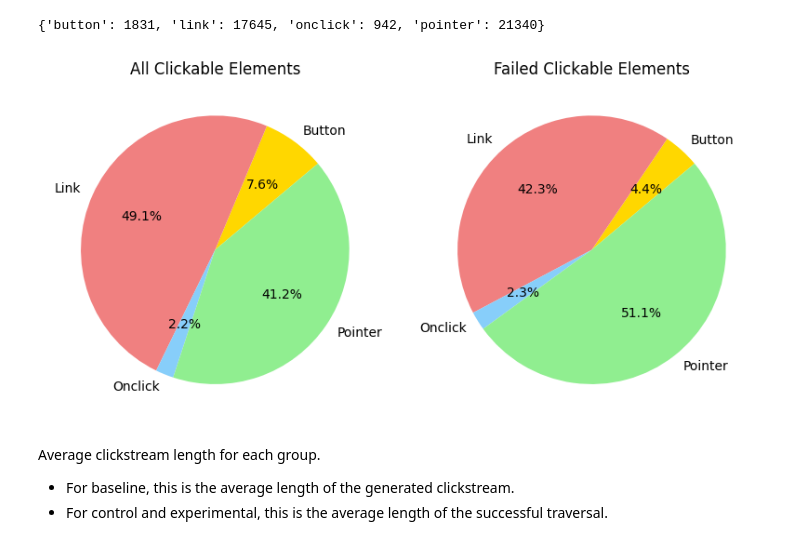
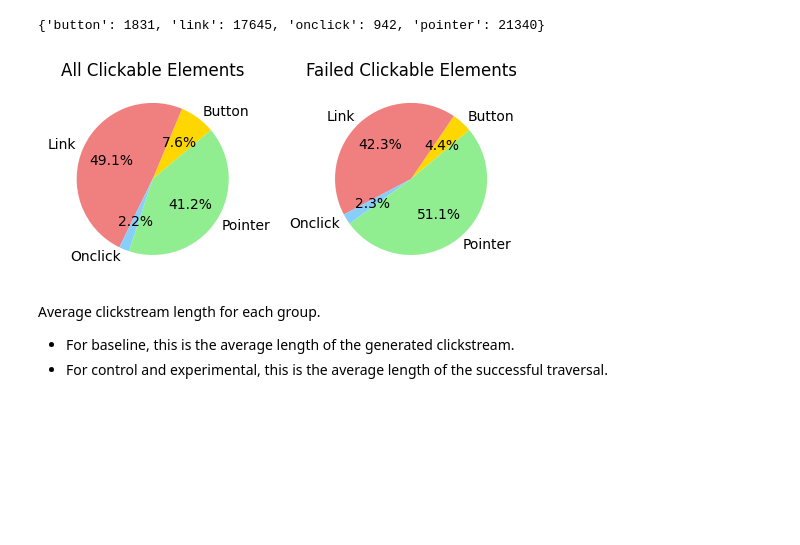
Before and after one commit to maxwellmlin/cookie-classify, a Jupyter notebook: classification_algo.ipynb, the cells around one changed output. Saved outputs shown, nothing was run; the diff lists cells and outputs as text; code cells hidden in the pictures; blank space fills up the shorter version.

```diff
--- a/classification_algo.ipynb
+++ b/classification_algo.ipynb
@@ -319,38 +319,38 @@ click_failures
 {'button': 1831, 'link': 17645, 'onclick': 942, 'pointer': 21340}
 # %%
 # Set up the figure and axes
-fig, axs = plt.subplots(1, 2, figsize=(8, 4))
+fig, axs = plt.subplots(1, 2, figsize=(5, 2.5))
 
 # Iterate over each data set
 for i, (freq_dict, title) in enumerate([(click_types, "All Clickable Elements"), (click_failures, "Failed Clickable Elements")]):
     freq_dict = capitalize_keys(freq_dict)
 
     # Sort the keys alphabetically
     sorted_keys = sorted(freq_dict.keys())
 
     # Generate a list of distinct colors
     colors = ['gold', 'lightcoral', 'lightskyblue', 'lightgreen', 'lavender', 'orange', 'cyan', 'pink', 'yellowgreen', 'plum']
 
     # Create a color map by assigning each key a color
     color_map = {key: colors[j % len(colors)] for j, key in enumerate(sorted_keys)}
 
     # Extract and sort the labels (keys) and sizes (values) from the frequency dictionary based on sorted labels
     labels = sorted_keys
     sizes = [freq_dict[key] for key in sorted_keys]
 
     # Get the list of colors based on the order of sorted labels
     pie_colors = [color_map[label] for label in labels]
 
     # Generate the pie chart
     axs[i].pie(sizes, labels=labels, colors=pie_colors, autopct='%1.1f%%', startangle=40)
     axs[i].set_aspect('equal')  # Equal aspect ratio ensures the pie chart is circular.
     axs[i].set_title(title)
 
 # Show the plot
 plt.tight_layout()
-plt.savefig(FIGURE_PATH / f'clickable_elements.png', dpi=600, facecolor='white')
+plt.savefig(FIGURE_PATH / f'clickable_elements.png', bbox_inches='tight', dpi=600, facecolor='white')
 # %% [output]
-[figure, old version]
+[figure, new version]
 # %% [markdown]
 Average clickstream length for each group.
 
```
Also changed, not shown: parts of 2 cells of this notebook.
